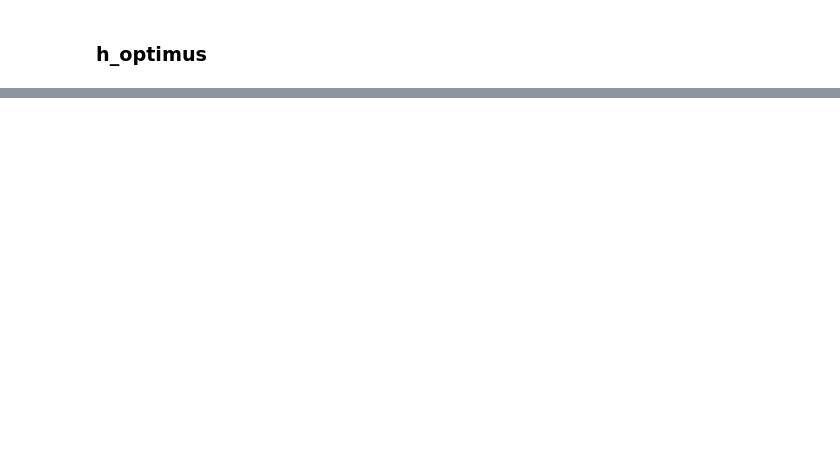
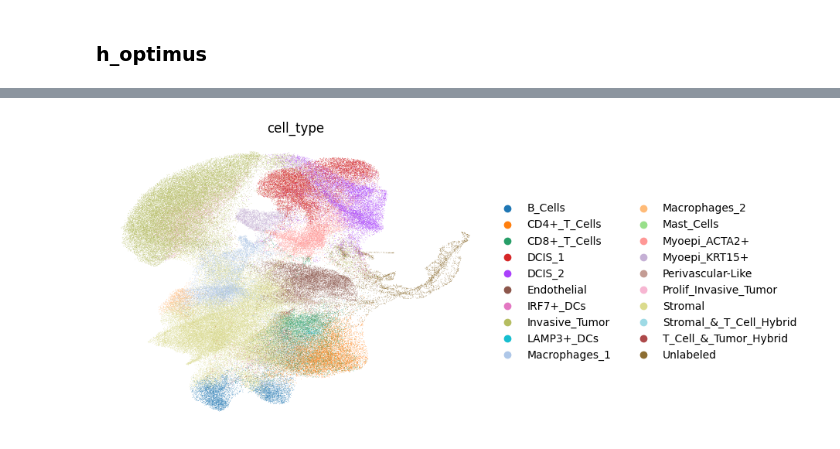
Before and after one commit to SalehiSina/Master_Thesis, a Jupyter notebook: Notebooks/Hadmard_Attention/Xenium_Breast_Cancer_interpretation.ipynb, the cells around one changed output, grey strips where cells are left out. Cells and saved outputs as stored; diff of their text form; code cells hidden in the pictures; blank space fills up the shorter version.

```diff
--- a/Notebooks/Hadmard_Attention/Xenium_Breast_Cancer_interpretation.ipynb
+++ b/Notebooks/Hadmard_Attention/Xenium_Breast_Cancer_interpretation.ipynb
@@ -836,0 +296,6 @@ plt.show()
+# %%
+model_type = 0
+
+HA.set_random_seed(42)
+model = HA.model.Steamboat(features=len(adata.var_names.tolist()), morpho_features=adata.obsm['p_Morpho_Embedding'].shape[1], n_heads=32, model_type=model_type, n_scales=2)
+model = model.to(device)
@@ -836,0 +365,12 @@ plt.show()
+# %%
+ad.obsm['emb'] = det_0['attn'].numpy()
+# Build neighbors using embedding space
+sc.pp.neighbors(ad, use_rep='emb')
+
+# Compute UMAPac
+sc.tl.umap(ad)
+
+# Plot
+sc.pl.umap(ad, color="cell_type", frameon=False)
+# %% [output]
+[figure, added]
```
Also changed, not shown: parts of 124 cells of this notebook, 14 other files.
